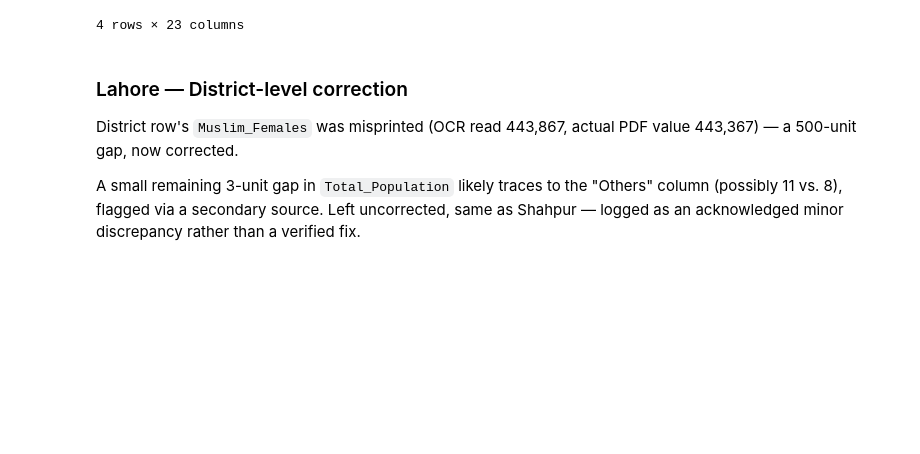
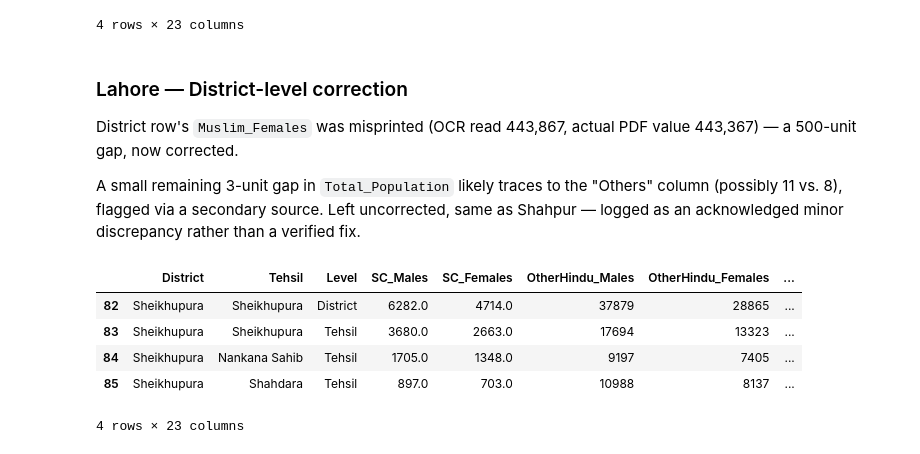
Before and after one commit to prabh9050/the-line-and-the-ledger, a Jupyter notebook: notebooks/01_EDA.ipynb, the cells around one changed output. Cells and saved outputs as stored; diff of their text form; code cells hidden in the pictures; blank space fills up the shorter version.

Commit message:
Fix Sheikhupura district SC_Males OCR error (6232→6282}

```diff
--- a/notebooks/01_EDA.ipynb
+++ b/notebooks/01_EDA.ipynb
@@ -352,3 +352,19 @@ census.loc[(census['District'] == 'Lahore')]
 District row's `Muslim_Females` was misprinted (OCR read 443,867, actual PDF value 443,367) — a 500-unit gap, now corrected.
 
 A small remaining 3-unit gap in `Total_Population` likely traces to the "Others" column (possibly 11 vs. 8), flagged via a secondary source. Left uncorrected, same as Shahpur — logged as an acknowledged minor discrepancy rather than a verified fix.
+# %%
+# Correcting OCR errors in the census DataFrame for Sheikhupura District
+
+census.loc[(census['District'] == 'Sheikhupura') & (census['Level'] == 'District'), 'SC_Males'] = 6282
+census.loc[(census['District'] == 'Sheikhupura') & (census['Level'] == 'District'), 'Total_Population'] = 852508
+# %%
+# Checking the corrected values for Sheikhupura District
+
+census.loc[(census['District'] == 'Sheikhupura')]
+# %% [output]
+|  | District | Tehsil | Level | SC_Males | SC_Females | OtherHindu_Males | OtherHindu_Females | ... |
+| 82 | Sheikhupura | Sheikhupura | District | 6282.0 | 4714.0 | 37879 | 28865 | ... |
+| 83 | Sheikhupura | Sheikhupura | Tehsil | 3680.0 | 2663.0 | 17694 | 13323 | ... |
+| 84 | Sheikhupura | Nankana Sahib | Tehsil | 1705.0 | 1348.0 | 9197 | 7405 | ... |
+| 85 | Sheikhupura | Shahdara | Tehsil | 897.0 | 703.0 | 10988 | 8137 | ... |
+4 rows × 23 columns
```
Also changed, not shown: parts of 1 cell of this notebook.
